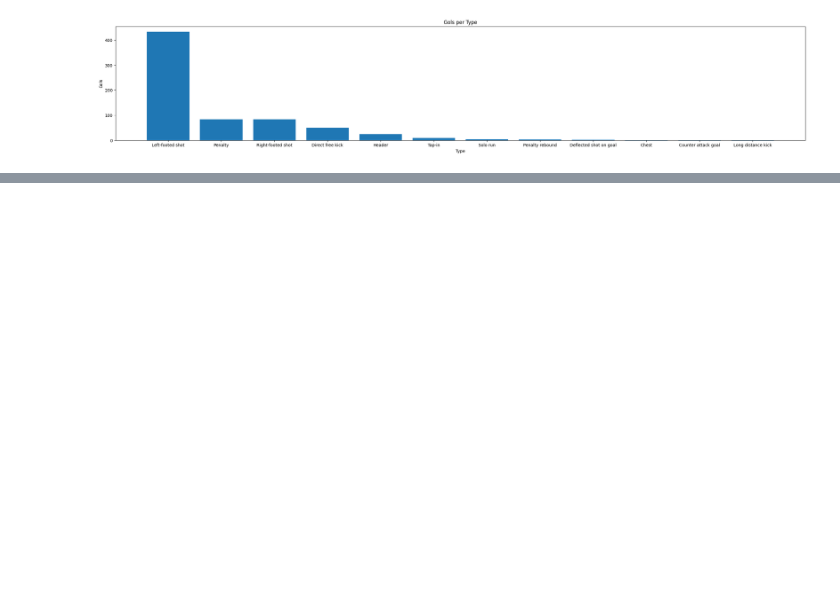
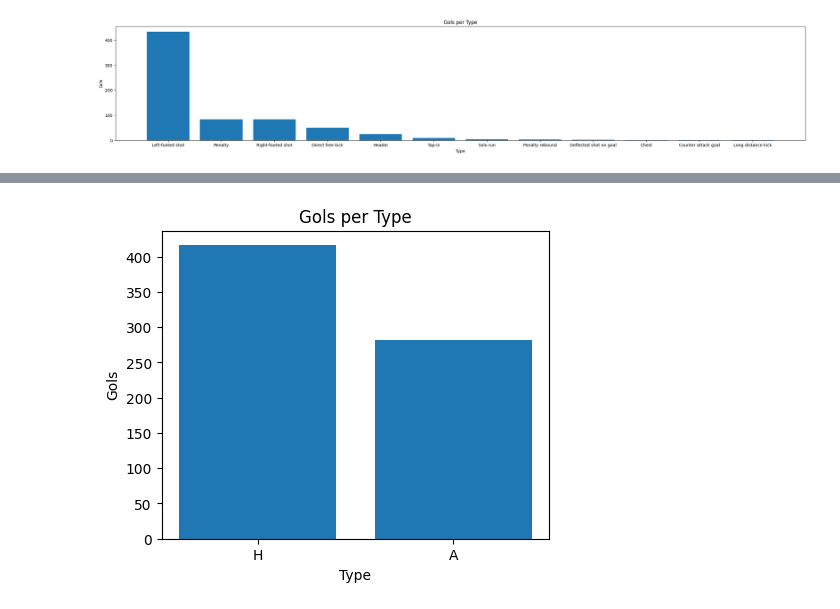
Before and after one commit to antonnyvictor18/desafio1, a Jupyter notebook: desafio1.ipynb, the cells around one changed output, grey strips where cells are left out. Saved outputs shown, nothing was run; the diff lists cells and outputs as text; code cells hidden in the pictures; blank space fills up the shorter version.

```diff
--- a/desafio1.ipynb
+++ b/desafio1.ipynb
@@ -324,0 +257,11 @@ plt.show()
+# %%
+per_final_result = pd.DataFrame(dados_messi.groupby('Result').Opponent)
+per_final_result['Gols'] = len(per_final_result[1][0])
+
+for i in range(len(per_final_result[0])):
+    per_final_result['Gols'][i] = len(per_final_result[1][i])
+
+per_final_result = per_final_result.rename(columns = {0: 'Result', 1: 'Opponents'}).sort_values(by='Result',ascending= True)
+per_final_result = per_final_result.drop(['Opponents'], axis=1)
+
+display(per_final_result)
@@ -324,0 +270,11 @@ plt.show()
+# %%
+per_score_moment = pd.DataFrame(dados_messi.groupby('At_score').Opponent)
+per_score_moment['Gols'] = len(per_score_moment[1][0])
+
+for i in range(len(per_score_moment[0])):
+    per_score_moment['Gols'][i] = len(per_score_moment[1][i])
+
+per_score_moment = per_score_moment.rename(columns = {0: 'At_score', 1: 'Opponents'}).sort_values(by='At_score',ascending= True)
+per_score_moment = per_score_moment.drop(['Opponents'], axis=1)
+
+display(per_score_moment)
@@ -324,0 +283,12 @@ plt.show()
+# %%
+
+per_venue = pd.DataFrame(dados_messi.groupby('Venue').Opponent)
+per_venue['Gols'] = len(per_venue[1][0])
+
+for i in range(len(per_venue[0])):
+    per_venue['Gols'][i] = len(per_venue[1][i])
+
+per_venue = per_venue.rename(columns = {0: 'Venue', 1: 'Opponents'}).sort_values(by='Gols',ascending= False)
+per_venue = per_venue.drop(['Opponents'], axis=1)
+
+display(per_venue)
@@ -372,0 +405,12 @@ plt.show()
+# %%
+#ordem Cronológica
+x = per_venue['Venue']
+y = per_venue['Gols']
+plt.figure(figsize = (5,4))
+plt.title('Gols per Type')
+plt.xlabel('Type')
+plt.ylabel('Gols')
+plt.bar(x, y)
+plt.show()
+# %% [output]
+[figure, added]
```
Also changed, not shown: parts of 50 cells of this notebook.
